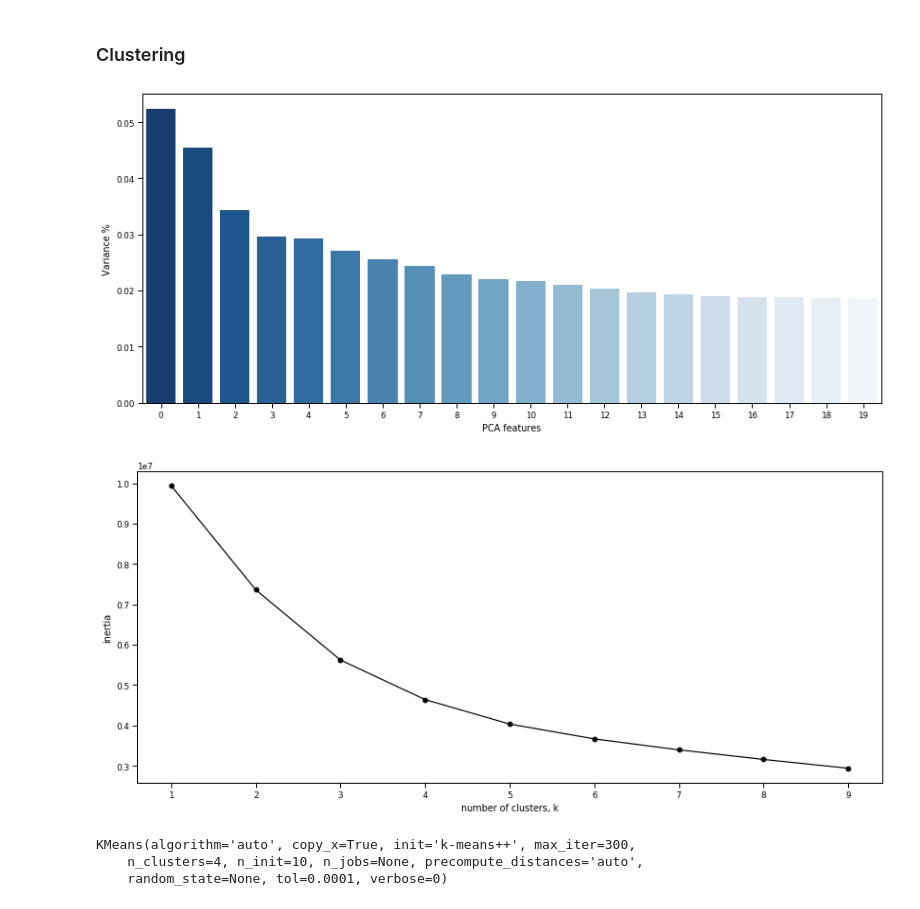
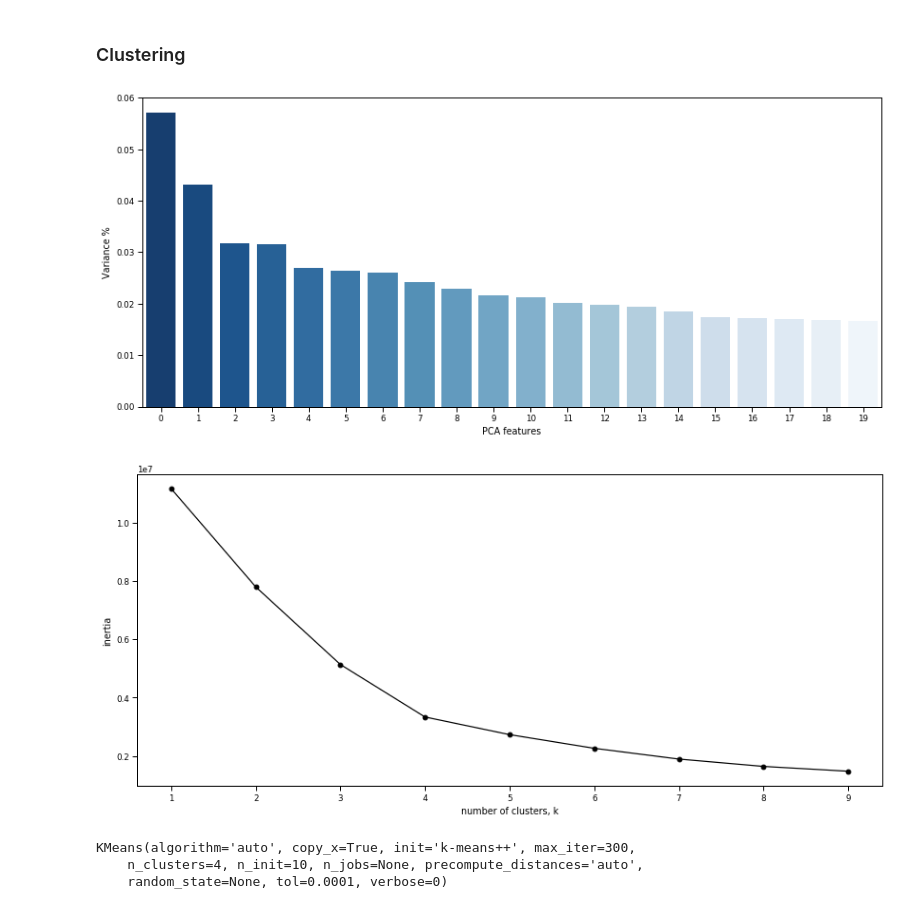
Before and after one commit to alvaro-rodrigues/lending_club, a Jupyter notebook: predict.ipynb, the cells around one changed output. Saved outputs shown, nothing was run; the diff lists cells and outputs as text; code cells hidden in the pictures.

```diff
--- a/predict.ipynb
+++ b/predict.ipynb
@@ -180,7 +180,7 @@ Index(['loan_amnt', 'term', 'int_rate', 'grade', 'emp_length',
        'pub_rec_bankruptcies', 'loan_type'],
       dtype='object')
 # %%
-df = pd.get_dummies(df, drop_first=True)
+df = pd.get_dummies(df)
 # %%
 df.columns
 # %% [output]
@@ -268,14 +267,15 @@ X_std = StandardScaler().fit_transform(df)
 pca = PCA(n_components=20)
 principalComponents = pca.fit_transform(X_std)
 # %%
+plt.figure(figsize=(14,6))
 features = list(range(pca.n_components_))
 sns.barplot(features, pca.explained_variance_ratio_, palette="Blues_r")
 plt.xlabel('PCA features')
 plt.ylabel('Variance %')
 plt.xticks(features)
 plt.show()
 # %% [output]
-[figure, old version]
+[figure, new version]
 # %%
 PCA_components = pd.DataFrame(principalComponents)
 ks = range(1, 10)
@@ -286,13 +286,14 @@ for k in ks:
     model.fit(PCA_components.iloc[:,:3])
     inertias.append(model.inertia_)
 
+plt.figure(figsize=(14,6))
 plt.plot(ks, inertias, '-o', color='black')
 plt.xlabel('number of clusters, k')
 plt.ylabel('inertia')
 plt.xticks(ks)
 plt.show()
 # %% [output]
-[figure, old version]
+[figure, new version]
 # %%
 pca = PCA(n_components=3)
 principalComponents = pca.fit_transform(X_std)
```
Also changed, not shown: parts of 8 cells of this notebook.
